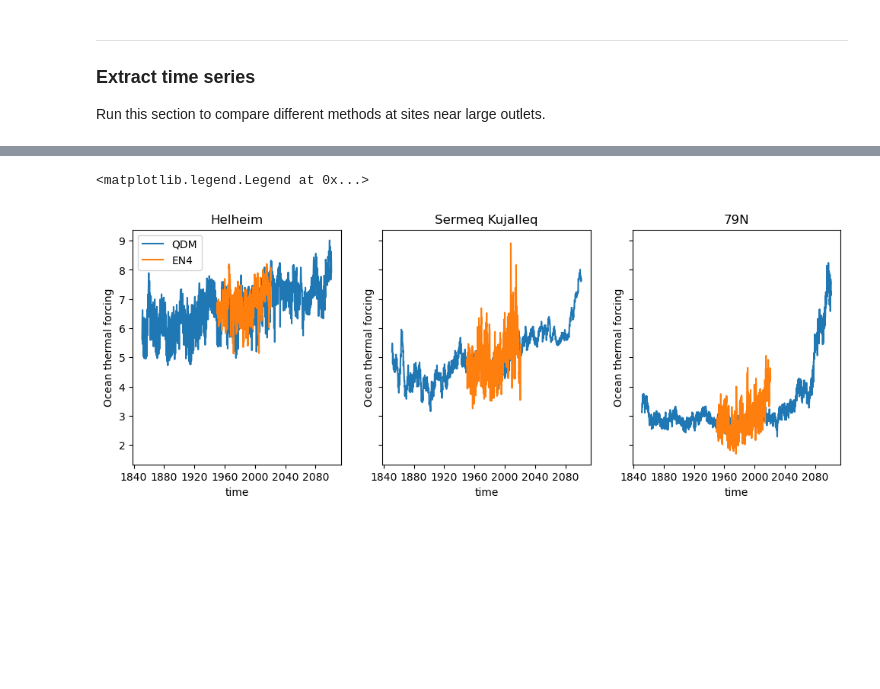
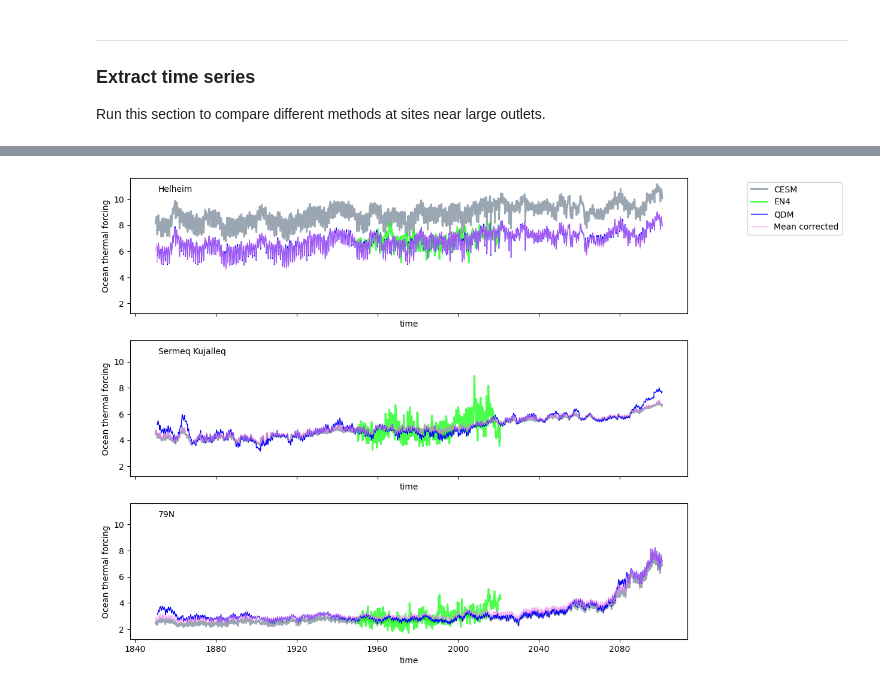
Before and after one commit to ehultee/gris-iceocean-process, a Jupyter notebook: Check_Output.ipynb, the cells around one changed output, grey strips where cells are left out. Cells and saved outputs as stored; diff of their text form; code cells hidden in the pictures; blank space fills up the shorter version.

```diff
--- a/Check_Output.ipynb
+++ b/Check_Output.ipynb
@@ -73,4 +83,12 @@ Dimensions without coordinates: y
 # %%
-ds_cesm = xr.open_dataset(f_cesmraw)
+fpattern_cesm = f'{DirIn}/TF-ISMIP_Grid-CESM2_WACCM_raw-*-PFromStep1-20250924.nc'
+ds_cesm = xr.open_mfdataset(fpattern_cesm)
+
+## has cftime.DatetimeNoLeap type, which impedes plotting
+new_time_cesm = pd.date_range(start="1850-01-15", end='2100-12-31', freq='ME')
+ds_cesm = ds_cesm.assign_coords(new_time = ('time', new_time_cesm))
+ds_cesm = ds_cesm.drop_indexes('time')
+ds_cesm = ds_cesm.set_xindex('new_time').drop_vars('time')
+ds_cesm = ds_cesm.rename({'new_time': 'time'})
 ds_cesm
 # %% [output]
@@ -205,14 +233,28 @@ ModuleNotFoundError: No module named 'nc_time_axis'
 # %%
-fig, axs = plt.subplots(1,3, figsize=(12,4), sharex=True, sharey=True)
+fig, axs = plt.subplots(3,1, figsize=(12,10), sharex=True, sharey=True)
 for i in range(3):
     ax=axs[i]
     which_site = site_names[i]
-    ds_qdm.TF.sel(x=x3413[i], y=y3413[i], method='nearest').plot(ax=ax, label='QDM')
-    ds_en4.TF.sel(x=x3413[i], y=y3413[i], method='nearest').plot(ax=ax, label='EN4')
+    ds_cesm.TF.sel(x=x3413[i], y=y3413[i], method='nearest').plot(ax=ax, label='CESM',
+                                                                color='slategrey',
+                                                                lw=2, ls='-',
+                                                               alpha=0.7)
+    ds_en4.TF.sel(x=x3413[i], y=y3413[i], method='nearest').plot(ax=ax, label='EN4',
+                                                                color='lime',
+                                                                lw=2, ls='-',
+                                                               alpha=0.7)
+    ds_qdm.TF.sel(x=x3413[i], y=y3413[i], method='nearest').plot(ax=ax, label='QDM',
+                                                                color='blue',
+                                                                lw=1, ls='-')
+    ds_mc.TF.sel(x=x3413[i], y=y3413[i], method='nearest').plot(ax=ax, label='Mean corrected',
+                                                                color='violet',
+                                                                lw=1, ls='-',
+                                                               alpha=0.7)
+
     ## CESM needs nc-time-axis to plot, and mean corrected has corrupted metadata
     ## re-process and return to this
-    ax.set(title='{}'.format(which_site))
-axs[0].legend()
+    ax.text(0.05, 0.9, '{}'.format(which_site), transform = ax.transAxes)
+    ax.set(title='')
+axs[0].legend(bbox_to_anchor=(1.1,1.0));
 # %% [output]
-<matplotlib.legend.Legend at 0x...>
-[figure, old version]
+[figure, new version]
```
Also changed, not shown: parts of 11 cells of this notebook.
